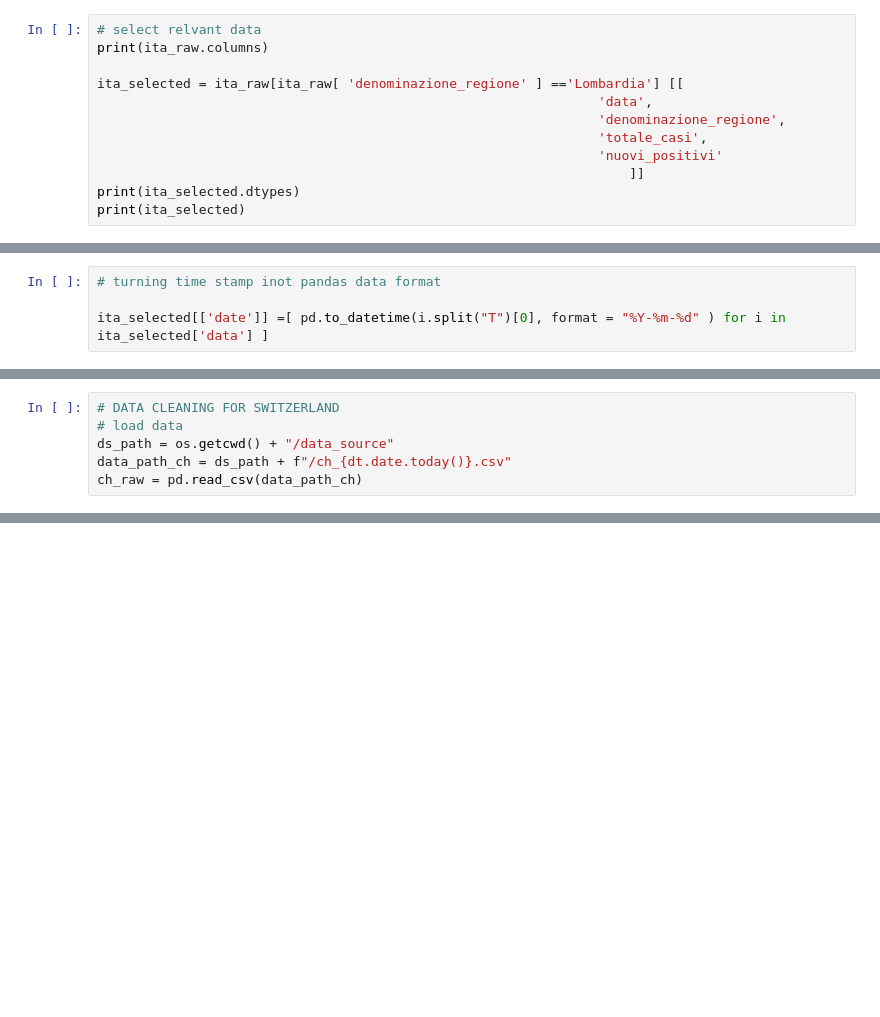
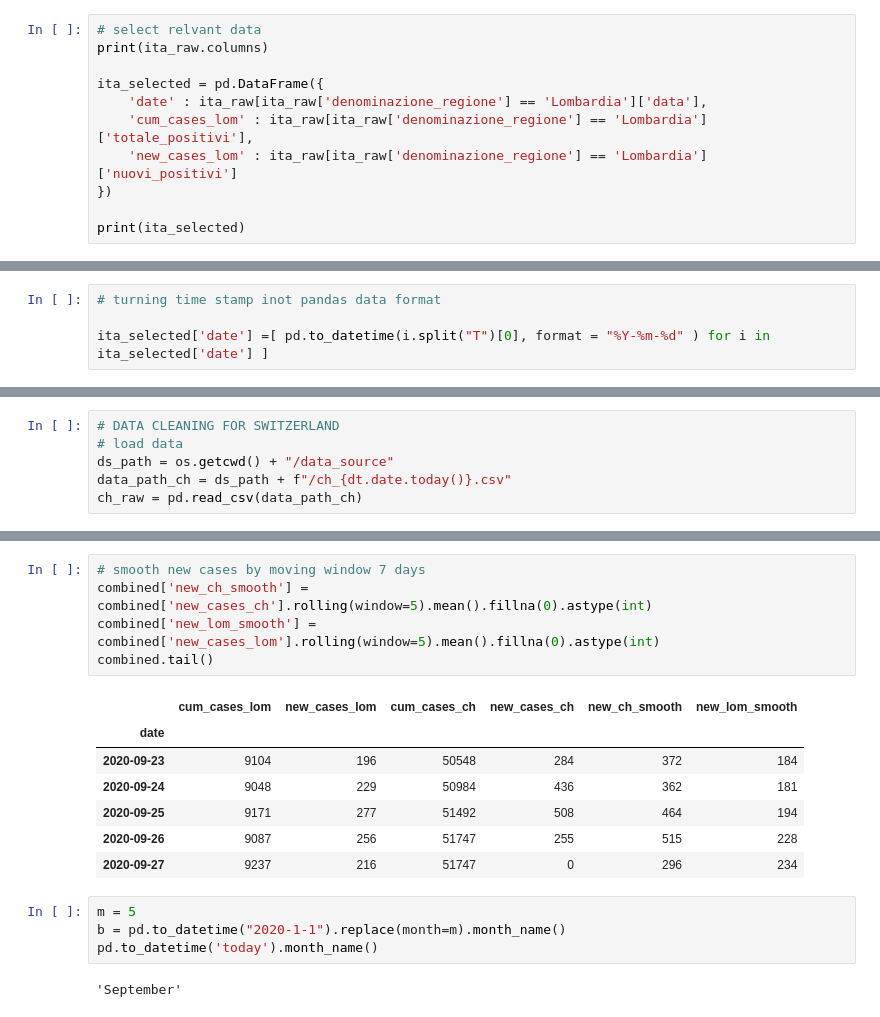
Before and after one commit to ciskoh/mamma-il-covid, a Jupyter notebook: data_cleaning_notebook.ipynb, the cells around one changed output, grey strips where cells are left out. Drawn from its saved outputs; the diff is of its cells as text; blank space fills up the shorter version.

```diff
--- a/data_cleaning_notebook.ipynb
+++ b/data_cleaning_notebook.ipynb
@@ -18,13 +29,12 @@ ita_raw = pd.read_csv(data_path_ita)
 # select relvant data
 print(ita_raw.columns)
 
-ita_selected = ita_raw[ita_raw[ 'denominazione_regione' ] =='Lombardia'] [[
-                                                                'data',
-                                                                'denominazione_regione',
-                                                                'totale_casi',
-                                                                'nuovi_positivi'
-                                                                    ]]
-print(ita_selected.dtypes)
+ita_selected = pd.DataFrame({
+    'date' : ita_raw[ita_raw['denominazione_regione'] == 'Lombardia']['data'],
+    'cum_cases_lom' : ita_raw[ita_raw['denominazione_regione'] == 'Lombardia']['totale_positivi'],
+    'new_cases_lom' : ita_raw[ita_raw['denominazione_regione'] == 'Lombardia']['nuovi_positivi']
+})
+
 print(ita_selected)
 # %% [output]
 Index(['data', 'stato', 'codice_regione', 'denominazione_regione', 'lat',
@@ -47,4 +57,4 @@ dtype: object
 # %%
 # turning time stamp inot pandas data format
 
-ita_selected[['date']] =[ pd.to_datetime(i.split("T")[0], format = "%Y-%m-%d" ) for i in ita_selected['data'] ]
+ita_selected['date'] =[ pd.to_datetime(i.split("T")[0], format = "%Y-%m-%d" ) for i in ita_selected['date'] ]
@@ -148,0 +131,19 @@ data_combined.plot(x = 'date', y = 'new_cases', logy=True)
+# %%
+# smooth new cases by moving window 7 days
+combined['new_ch_smooth'] = combined['new_cases_ch'].rolling(window=5).mean().fillna(0).astype(int)
+combined['new_lom_smooth'] = combined['new_cases_lom'].rolling(window=5).mean().fillna(0).astype(int)
+combined.tail()
+# %% [output]
+|  | cum_cases_lom | new_cases_lom | cum_cases_ch | new_cases_ch | new_ch_smooth | new_lom_smooth |
+| date |  |  |  |  |  |  |
+| 2020-09-23 | 9104 | 196 | 50548 | 284 | 372 | 184 |
+| 2020-09-24 | 9048 | 229 | 50984 | 436 | 362 | 181 |
+| 2020-09-25 | 9171 | 277 | 51492 | 508 | 464 | 194 |
+| 2020-09-26 | 9087 | 256 | 51747 | 255 | 515 | 228 |
+| 2020-09-27 | 9237 | 216 | 51747 | 0 | 296 | 234 |
+# %%
+m = 5
+b = pd.to_datetime("2020-1-1").replace(month=m).month_name()
+pd.to_datetime('today').month_name()
+# %% [output]
+'September'
```
Also changed, not shown: parts of 12 cells of this notebook, 18 other files.
